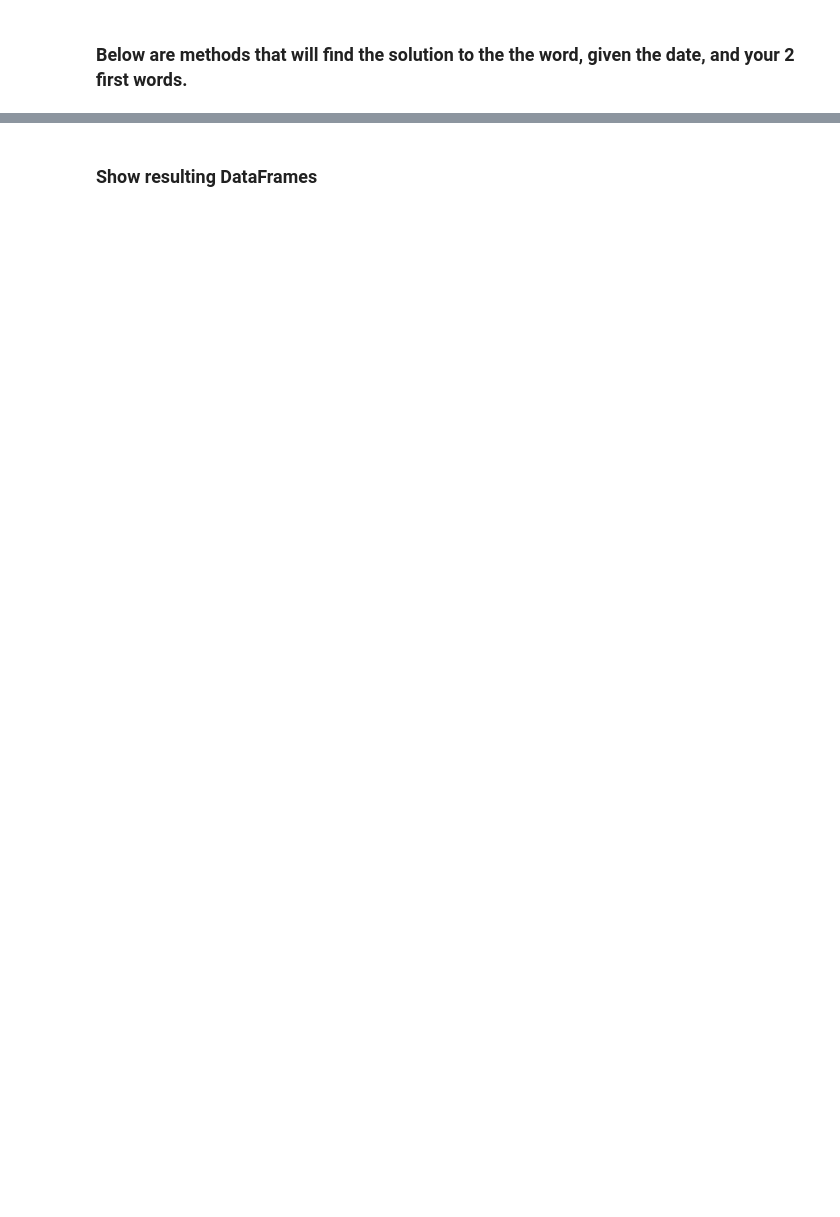
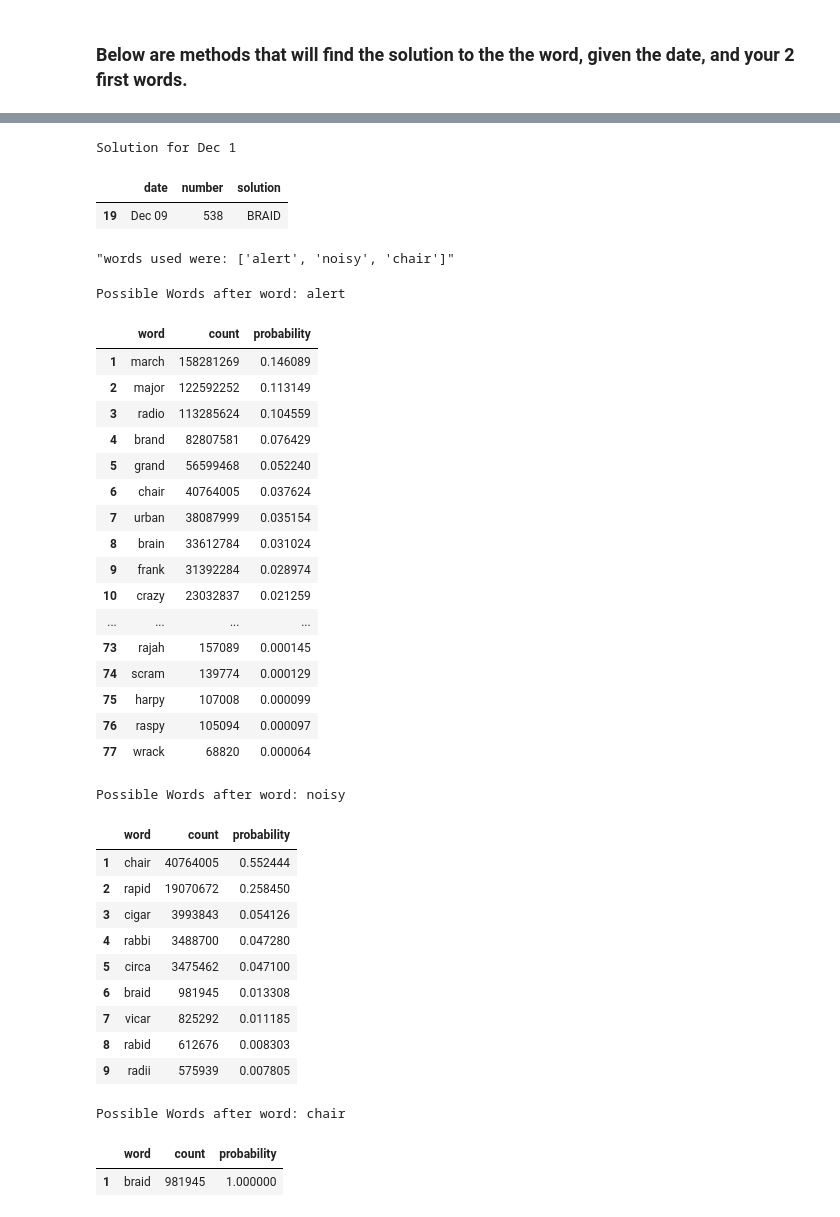
Before and after one commit to bgithub1/wordle_cheater, a Jupyter notebook: wordle_solver.ipynb, the cells around one changed output, grey strips where cells are left out. Cells and saved outputs as stored; diff of their text form; code cells hidden in the pictures; blank space fills up the shorter version.

Commit message:
modidy and add commments to wordle_solver.ipynb

```diff
--- a/wordle_solver.ipynb
+++ b/wordle_solver.ipynb
@@ -97,5 +123,9 @@ So, for the word **being**, the letter_codes array is:
 wdl.add_word('being',[3,2,1,1,3])
 df = wrdlc.filter_words(wdl.try_it())
 df.probability = df.probability.round(5)
-df
+display.display(
+    df.style.set_caption(
+        "Possible Words After adding 'being' to the wdl instance"
+    )
+)
 # %% [output]
@@ -111,5 +144,5 @@ ___
 # %%
-def get_letter_list(your_word,the_word):
+def get_letter_status(your_word,the_word):
     nums =[]
     for i,l in enumerate(list(your_word)):
         if l == the_word[i]:
@@ -129,12 +162,3 @@ def get_filter(your_word,the_word):
     return your_word + "," + letter_string
 # %% [markdown]
 ### Below are methods that will find the solution to the the word, given the date, and your 2 first words.
-# %%
-wdl2 = wrdlc.wordl()
-
-solution = wdl2.df_word_history.iloc[7].solution.lower()
-for w in ['alert','noisy']:
-    wdl2.add_word(w,get_letter_list(w,solution))
-df = wrdlc.filter_words(wdl2.try_it())
-df.probability = df.probability.round(5)
-df
@@ -147 +206,53 @@ df
+# %%
+display.display(
+    df_wdlh.style.set_caption(f'Solution for {month} {day}')
+)
+# %% [output]
+Solution for Dec 1
+|  | date | number | solution |
+| 19 | Dec 09 | 538 | BRAID |
+# %%
+display.display(f"words used were: {words_used}")
+# %% [output]
+"words used were: ['alert', 'noisy', 'chair']"
+# %%
+for i,df in enumerate(list_df):
+    display.display(
+        df.style.set_caption(
+            f"Possible Words after word: {words_used[i]}"
+        )
+    )
+# %% [output]
+Possible Words after word: alert
+|  | word | count | probability |
+| 1 | march | 158281269 | 0.146089 |
+| 2 | major | 122592252 | 0.113149 |
+| 3 | radio | 113285624 | 0.104559 |
+| 4 | brand | 82807581 | 0.076429 |
+| 5 | grand | 56599468 | 0.052240 |
+| 6 | chair | 40764005 | 0.037624 |
+| 7 | urban | 38087999 | 0.035154 |
+| 8 | brain | 33612784 | 0.031024 |
+| 9 | frank | 31392284 | 0.028974 |
+| 10 | crazy | 23032837 | 0.021259 |
+| ... | ... | ... | ... |
+| 73 | rajah | 157089 | 0.000145 |
+| 74 | scram | 139774 | 0.000129 |
+| 75 | harpy | 107008 | 0.000099 |
+| 76 | raspy | 105094 | 0.000097 |
+| 77 | wrack | 68820 | 0.000064 |
+Possible Words after word: noisy
+|  | word | count | probability |
+| 1 | chair | 40764005 | 0.552444 |
+| 2 | rapid | 19070672 | 0.258450 |
+| 3 | cigar | 3993843 | 0.054126 |
+| 4 | rabbi | 3488700 | 0.047280 |
+| 5 | circa | 3475462 | 0.047100 |
+| 6 | braid | 981945 | 0.013308 |
+| 7 | vicar | 825292 | 0.011185 |
+| 8 | rabid | 612676 | 0.008303 |
+| 9 | radii | 575939 | 0.007805 |
+Possible Words after word: chair
+|  | word | count | probability |
+| 1 | braid | 981945 | 1.000000 |
 # %%
@@ -178,2 +288,0 @@ for _ in range(3):
-# %% [markdown]
-### Show resulting DataFrames
```
Also changed, not shown: parts of 11 cells of this notebook.
